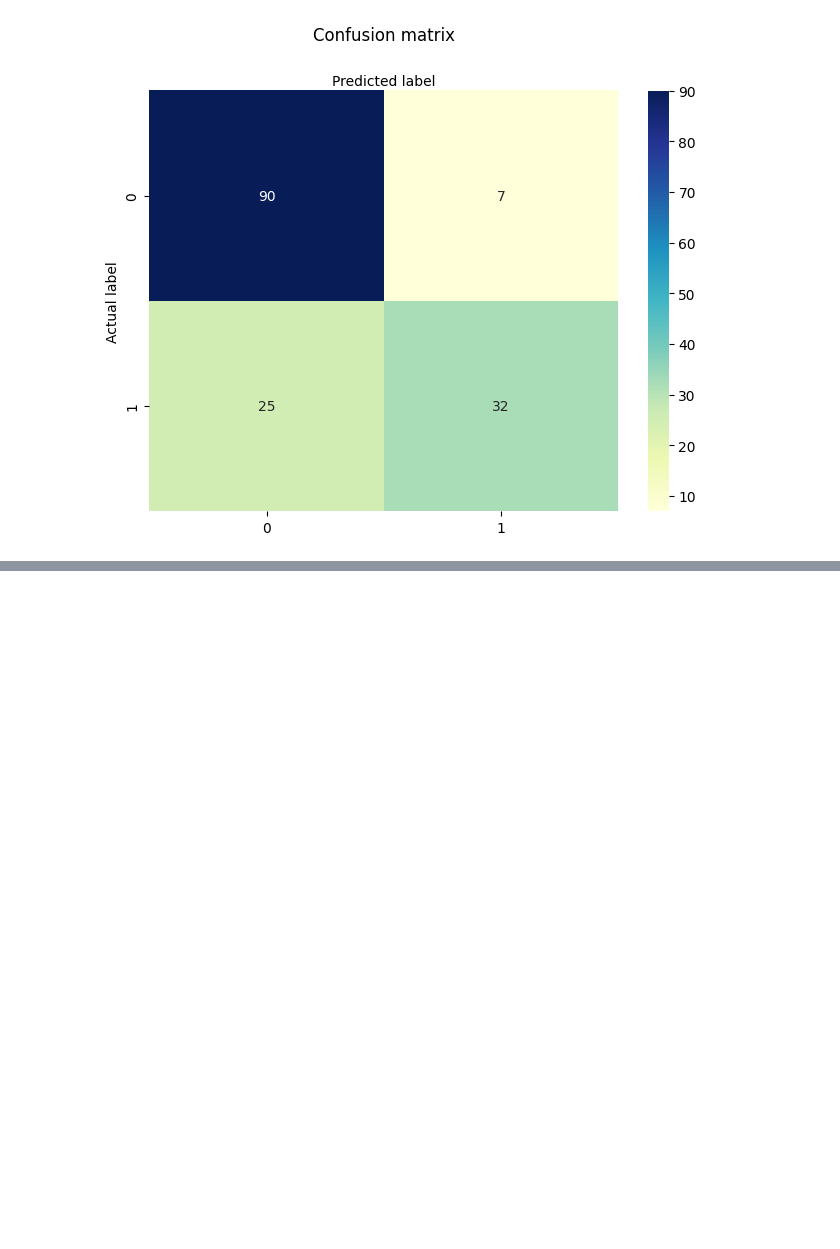
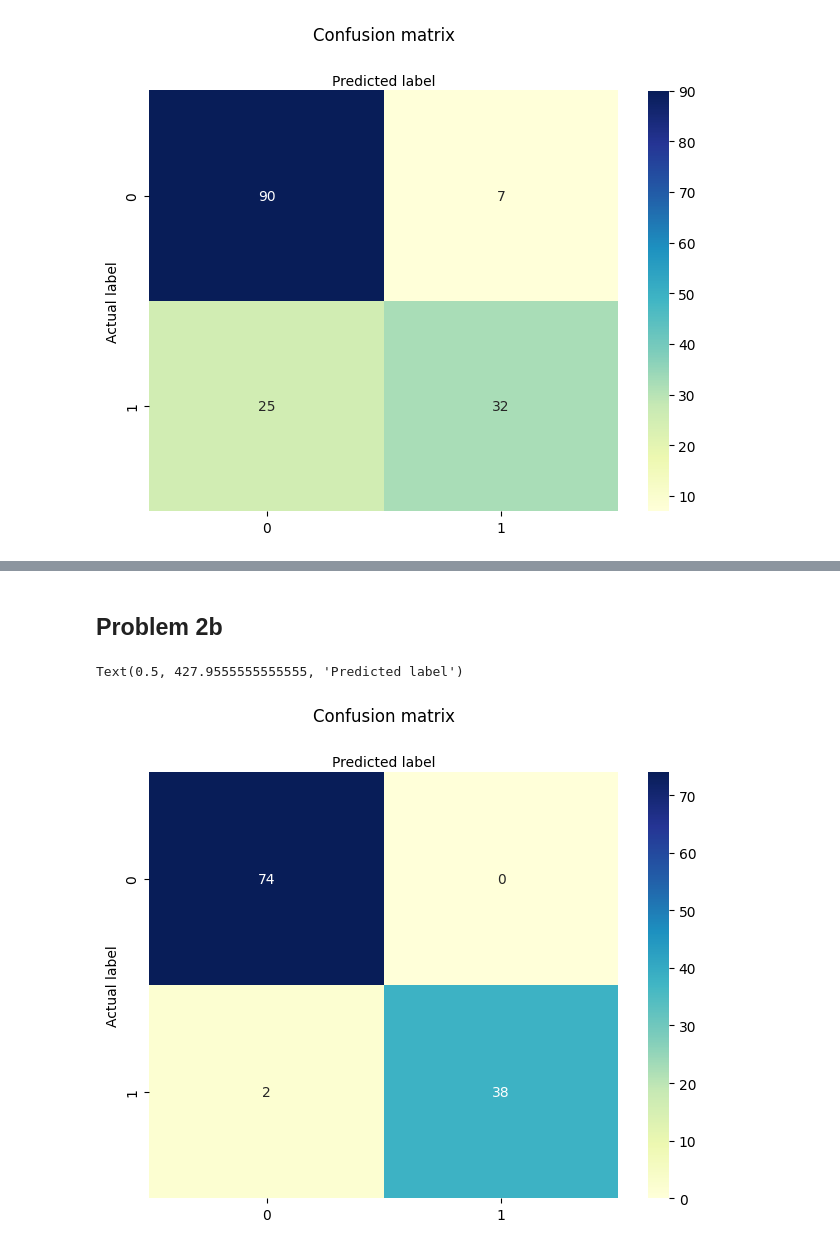
Before and after one commit to samofuture/Intro-to-ML, a Jupyter notebook: HW3/HW3.ipynb, the cells around one changed output, grey strips where cells are left out. Drawn from its saved outputs; the diff is of its cells as text; code cells hidden in the pictures; blank space fills up the shorter version.

```diff
--- a/HW3/HW3.ipynb
+++ b/HW3/HW3.ipynb
@@ -102,0 +178,23 @@ Text(0.5, 427.9555555555555, 'Predicted label')
+# %% [markdown]
+## Problem 2b
+# %%
+classifier = LogisticRegression(random_state=0, penalty='l2', C=5)
+classifier.fit(X_train, Y_train)
+Y_pred = classifier.predict(X_test)
+cnf_matrix = confusion_matrix(Y_test, Y_pred)
+
+class_names=[0,1] # name  of classes
+fig, ax = plt.subplots()
+tick_marks = np.arange(len(class_names))
+plt.xticks(tick_marks, class_names)
+plt.yticks(tick_marks, class_names)
+# create heatmap
+sns.heatmap(pd.DataFrame(cnf_matrix), annot=True, cmap="YlGnBu" ,fmt='g')
+ax.xaxis.set_label_position("top")
+plt.tight_layout()
+plt.title('Confusion matrix', y=1.1)
+plt.ylabel('Actual label')
+plt.xlabel('Predicted label')
+# %% [output]
+Text(0.5, 427.9555555555555, 'Predicted label')
+[figure, added]
```
Also changed, not shown: parts of 14 cells of this notebook, 1 other file.
